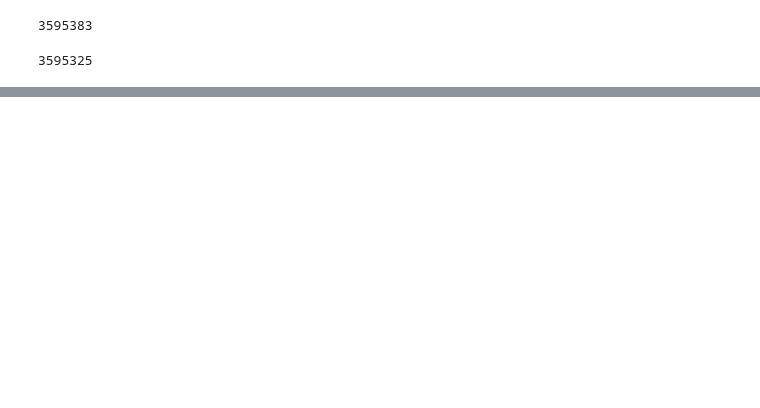
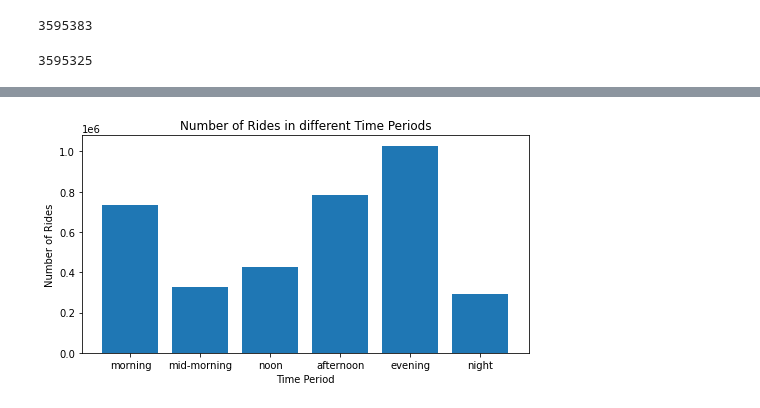
Before and after one commit to agruenb/PrescriptiveStruggle_BikeSharing, a Jupyter notebook: imkeWorkspace/Temporal_Demand_Patterns.ipynb, the cells around one changed output, grey strips where cells are left out. Saved outputs shown, nothing was run; the diff lists cells and outputs as text; code cells hidden in the pictures; blank space fills up the shorter version.

Commit message:
number of rides throughout a day added

```diff
--- a/imkeWorkspace/Temporal_Demand_Patterns.ipynb
+++ b/imkeWorkspace/Temporal_Demand_Patterns.ipynb
@@ -61,0 +89,3 @@ AttributeError: 'Series' object has no attribute 'hour'
+# %%
+# Fahrten, die zu Nachmittagstunden starten, aggregieren
+afternoon_start = chicago[(chicago['start_hour']>=14) & (chicago['start_hour']<17)]
@@ -61,0 +96,3 @@ AttributeError: 'Series' object has no attribute 'hour'
+# %%
+# Fahrten, die zu Abendstunden starten, aggregieren
+evening_start = chicago[(chicago['start_hour']>=17) & (chicago['start_hour']<21)]
@@ -61,0 +103,3 @@ AttributeError: 'Series' object has no attribute 'hour'
+# %%
+# Fahrten, die zu Nachtstunden starten, aggregieren
+night_start = chicago[((chicago['start_hour']>=21) & (chicago['start_hour']<24)) | ((chicago['start_hour']>=0) & (chicago['start_hour']<6))]
@@ -61,0 +117,2 @@ AttributeError: 'Series' object has no attribute 'hour'
+# %%
+start_hours = pd.DataFrame({'Time_Period': ['morning', 'mid-morning', 'noon', 'afternoon', 'evening', 'night'], 'Rides': [morning_start['start_hour'].size, mid_morning_start['start_hour'].size, noon_start['start_hour'].size,afternoon_start['start_hour'].size, evening_start['start_hour'].size, night_start['start_hour'].size]})
@@ -61,0 +128,11 @@ AttributeError: 'Series' object has no attribute 'hour'
+# %%
+fig,ax = plt.subplots(figsize=(8,4))
+
+ax.bar(start_hours['Time_Period'],start_hours['Rides'])
+ax.set_xlabel("Time Period")
+ax.set_ylabel("Number of Rides")
+ax.set_title("Number of Rides in different Time Periods")
+
+plt.show()
+# %% [output]
+[figure, added]
```
Also changed, not shown: parts of 15 cells of this notebook.
